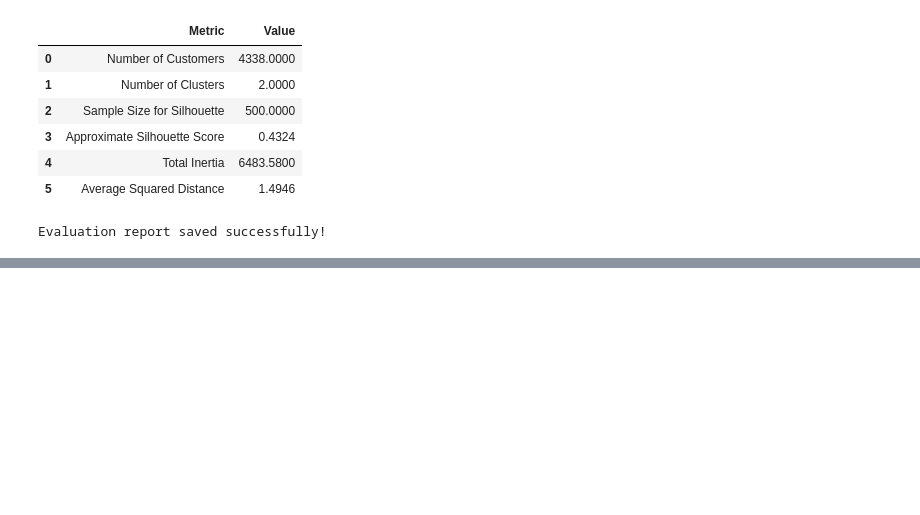
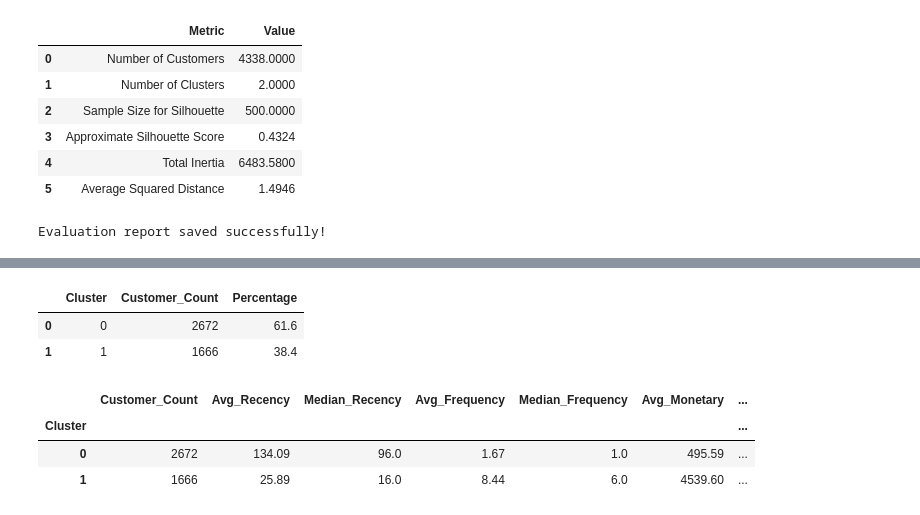
Before and after one commit to vanshika-2105/customer-segmentation-ml, a Jupyter notebook: notebooks/01_customer_segmentation_setup.ipynb, the cells around one changed output, grey strips where cells are left out. Cells and saved outputs as stored; diff of their text form; code cells hidden in the pictures; blank space fills up the shorter version.

```diff
--- a/notebooks/01_customer_segmentation_setup.ipynb
+++ b/notebooks/01_customer_segmentation_setup.ipynb
@@ -1988,0 +2026,47 @@ Evaluation report saved successfully!
+# %%
+# Calculate the number of customers in each cluster
+segment_counts = (
+    customer_segments["Cluster"]
+    .value_counts()
+    .sort_index()
+)
+
+# Calculate the percentage of customers in each cluster
+segment_percentages = (
+    customer_segments["Cluster"]
+    .value_counts(normalize=True)
+    .sort_index() * 100
+)
+
+# Create a summary table
+segment_summary = pd.DataFrame({
+    "Cluster": segment_counts.index,
+    "Customer_Count": segment_counts.values,
+    "Percentage": segment_percentages.values
+})
+
+# Display the summary
+display(segment_summary.round(2))
+# %% [output]
+|  | Cluster | Customer_Count | Percentage |
+| 0 | 0 | 2672 | 61.6 |
+| 1 | 1 | 1666 | 38.4 |
+# %%
+# Compare customer behavior in each cluster
+segment_profile = customer_segments.groupby("Cluster").agg(
+    Customer_Count=("Cluster", "count"),
+    Avg_Recency=("Recency", "mean"),
+    Median_Recency=("Recency", "median"),
+    Avg_Frequency=("Frequency", "mean"),
+    Median_Frequency=("Frequency", "median"),
+    Avg_Monetary=("Monetary", "mean"),
+    Median_Monetary=("Monetary", "median")
+).round(2)
+
+# Display the segment profile
+display(segment_profile)
+# %% [output]
+|  | Customer_Count | Avg_Recency | Median_Recency | Avg_Frequency | Median_Frequency | Avg_Monetary | ... |
+| Cluster |  |  |  |  |  |  | ... |
+| 0 | 2672 | 134.09 | 96.0 | 1.67 | 1.0 | 495.59 | ... |
+| 1 | 1666 | 25.89 | 16.0 | 8.44 | 6.0 | 4539.60 | ... |
```
Also changed, not shown: parts of 5 cells of this notebook, 1 other file.
